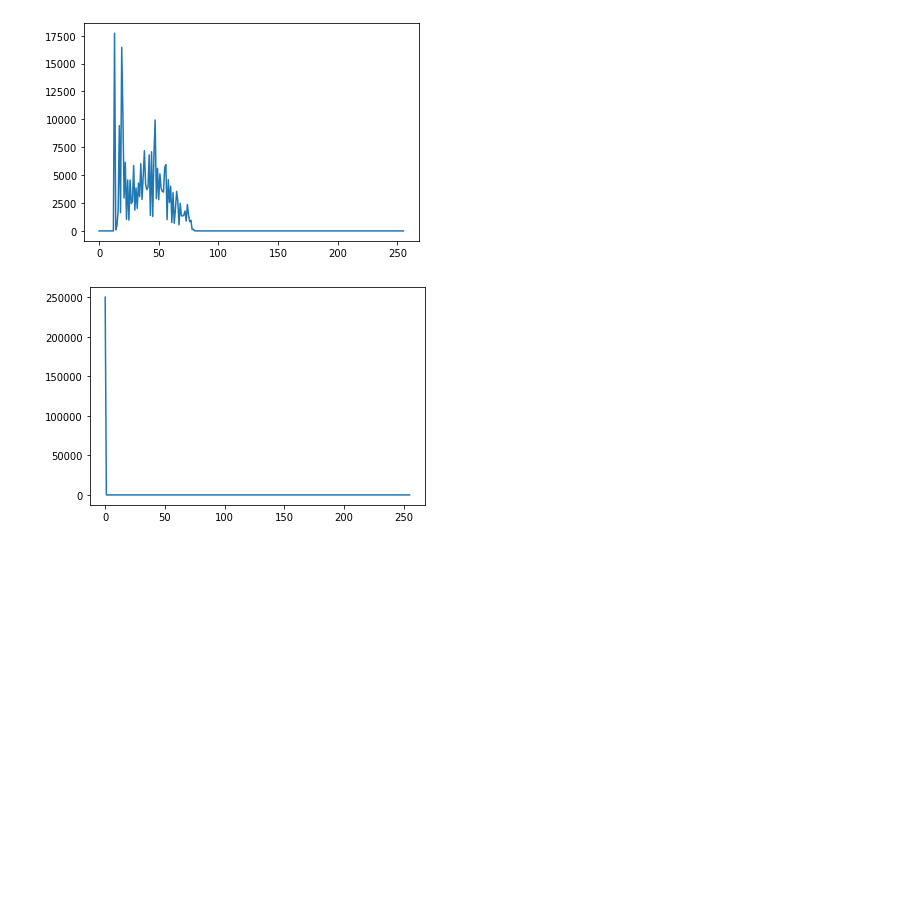
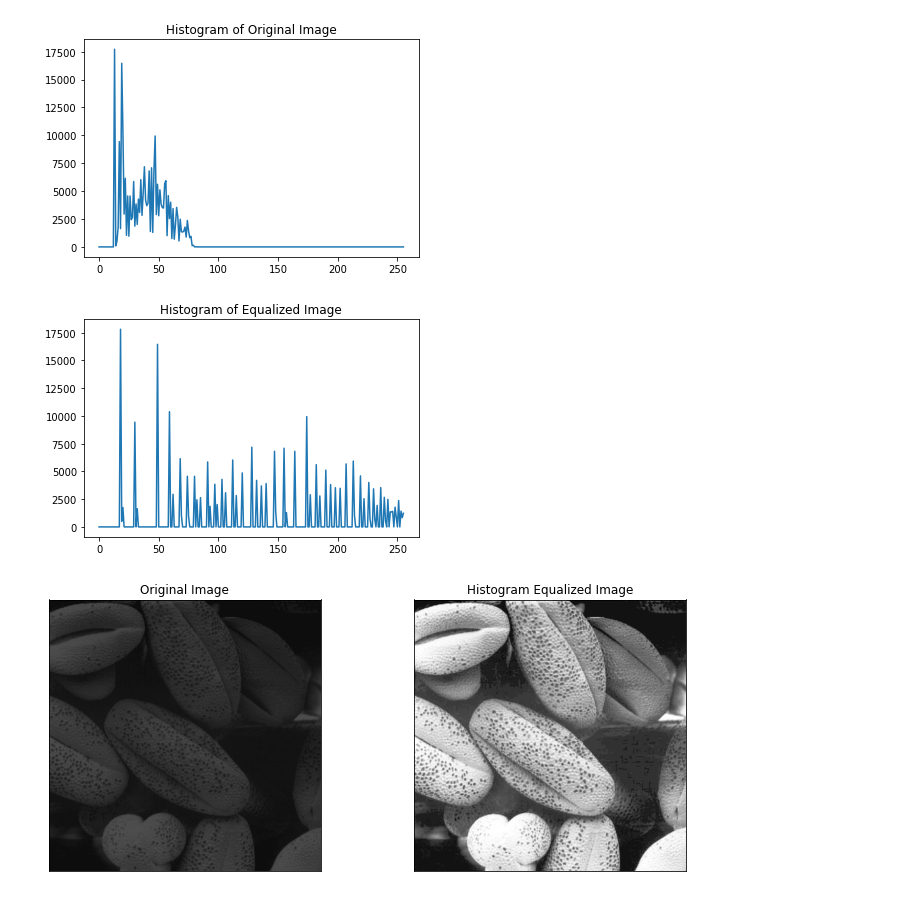
Before and after one commit to Poogitha/Codings, a Jupyter notebook: 190280N_EN2550_Assignment_01.ipynb, the cells around one changed output. Cells and saved outputs as stored; diff of their text form; code cells hidden in the pictures; blank space fills up the shorter version.

```diff
--- a/190280N_EN2550_Assignment_01.ipynb
+++ b/190280N_EN2550_Assignment_01.ipynb
@@ -156,52 +143,64 @@ import numpy as np
 import matplotlib.pyplot as plt
 import cv2 as cv
 
-import numpy as np
-import matplotlib.pyplot as plt
-import cv2 as cv
-img = cv.imread(r"Assignment Images/shells.png",cv.IMREAD_UNCHANGED)
+img = cv.imread(r"Assignment Images/shells.png",cv.IMREAD_GRAYSCALE)
 img_flat=img.flatten()
 
 def histogram_equalize(img,size):
-    img_pixel_ =np.zeros((256,1)).astype(np.uint8)
-    index_=np.linspace(0,255,256).reshape(256,1).astype(np.uint8)
+    img_pixel_ =np.zeros((256,1)).astype(int)
+    index_=np.linspace(0,255,256).reshape(256,1).astype(int)
     img_pixel=np.append(index_,img_pixel_,axis=1)
     for j in range(size):
         img_pixel[img[j],1]+=1 #increse the intensity count
 
     #Cumulative sum
     sum=0
     for i in range(256):
         sum+=img_pixel[i,1]
         img_pixel[i,1]=sum
-        img_pixel[i,1]= round(img_pixel[i,1]*255/(size))
+        img_pixel[i,1]= round(img_pixel[i,1]*255/size)
     hist_img=np.zeros((1,size)).astype(np.uint8)
     for i in range(size):
         hist_img[0,i] = img_pixel[img[i],1]
     new_img=hist_img[0,:]
     return new_img
 
 
 
-def histogram(img,size):
+def histogram(img,size,title):
     img_pixel =np.zeros((256,1))
-    index_=np.linspace(0,255,256).reshape(256,1).astype(np.uint8)
-    img_pixel=np.append(index_,img_pixel,axis=1)
+    index_=np.linspace(0,255,256).reshape(256,1).astype(int)
+    img_pixel=np.append(index_,img_pixel,axis=1).astype(int)
     for j in range(size):
         img_pixel[int(img[j]),1]+=1
     plt.figure()
     plt.plot(img_pixel[:,0],img_pixel[:,1])
+    plt.title(title)
     plt.show()
 size=np.shape(img_flat)[0]
-histogram(img_flat,size) #plot histogram of original image
+histogram(img_flat,size,"Histogram of Original Image") #plot histogram of original image
 hist_image=histogram_equalize(img_flat,size)
-histogram(hist_image,size) #plot histogram of equalized image
+histogram(hist_image,size,"Histogram of Equalized Image") #plot histogram of equalized image
+
 cv.namedWindow('Image',cv.WINDOW_AUTOSIZE)
 cv.imshow('image',img)
 cv.waitKey(0)
 cv.imshow('image',hist_image.reshape(500,500))
 cv.waitKey(0)
 cv.destroyAllWindows()
+
+#plotting
+fig,ax=plt.subplots(1,2,sharex='all',sharey='all',figsize=(12,5))
+ax[0].imshow(cv.cvtColor(img,cv.COLOR_BGR2RGB))
+ax[0].set_title("Original Image")
+ax[0].set_xticks([]) , ax[0].set_yticks([])
+ax[1].imshow(cv.cvtColor(hist_image.reshape(500,500),cv.COLOR_BGR2RGB))
+ax[1].set_title("Histogram Equalized Image")
+ax[1].set_xticks([]) , ax[1].set_yticks([])
+plt.show()
+for i in range(2):
+    ax[i].axis("off")
 # %% [output]
-[figure, old version]
+[figure, new version]
-[figure, old version]
+[figure, new version]
+[figure, added]
```
Also changed, not shown: parts of 5 cells of this notebook.
